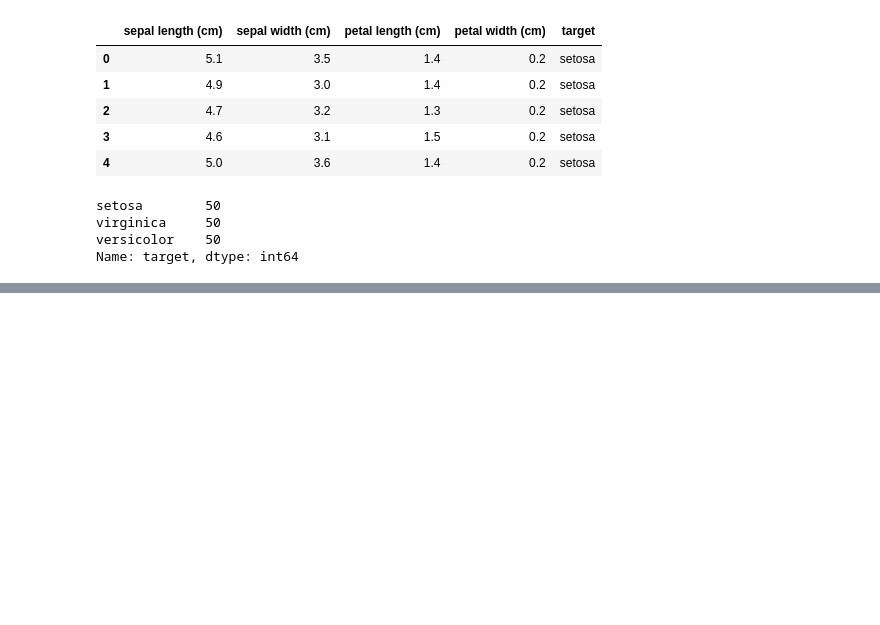
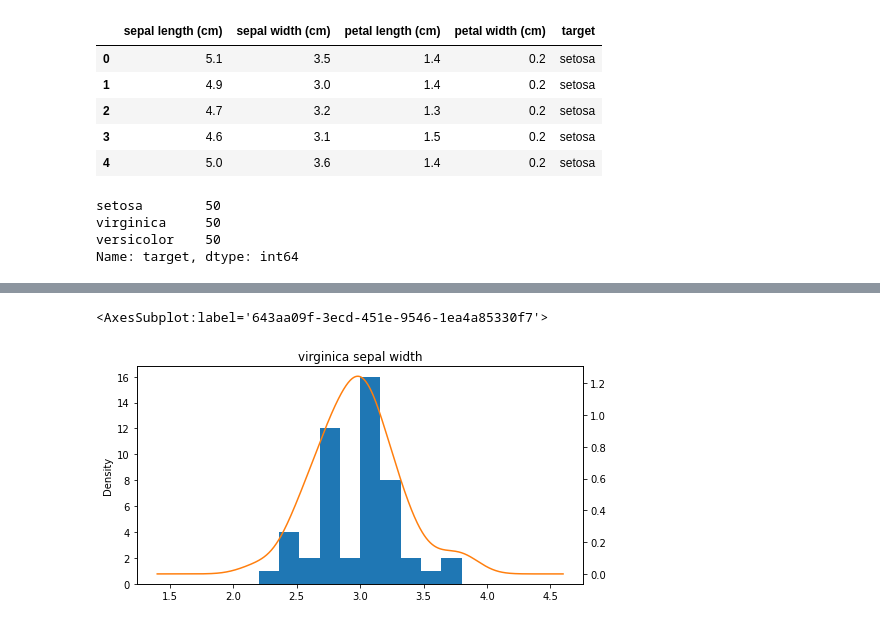
Before and after one commit to H43RO/ML-Algorithm-Practice, a Jupyter notebook: GaussianNaiveBayes.ipynb, the cells around one changed output, grey strips where cells are left out. Cells and saved outputs as stored; diff of their text form; code cells hidden in the pictures; blank space fills up the shorter version.

```diff
--- a/GaussianNaiveBayes.ipynb
+++ b/GaussianNaiveBayes.ipynb
@@ -97,0 +119,10 @@ virginica_df['sepal length (cm)'].plot(kind='kde',
+# %%
+ax = virginica_df['sepal width (cm)'].plot(kind='hist')
+virginica_df['sepal width (cm)'].plot(kind='kde',
+                                    ax=ax,
+                                    secondary_y=True,
+                                    title="virginica sepal width",
+                                    figsize=(8, 4))
+# %% [output]
+<AxesSubplot:label='643aa09f-3ecd-451e-9546-1ea4a85330f7'>
+[figure, added]
```
Also changed, not shown: parts of 14 cells of this notebook.
